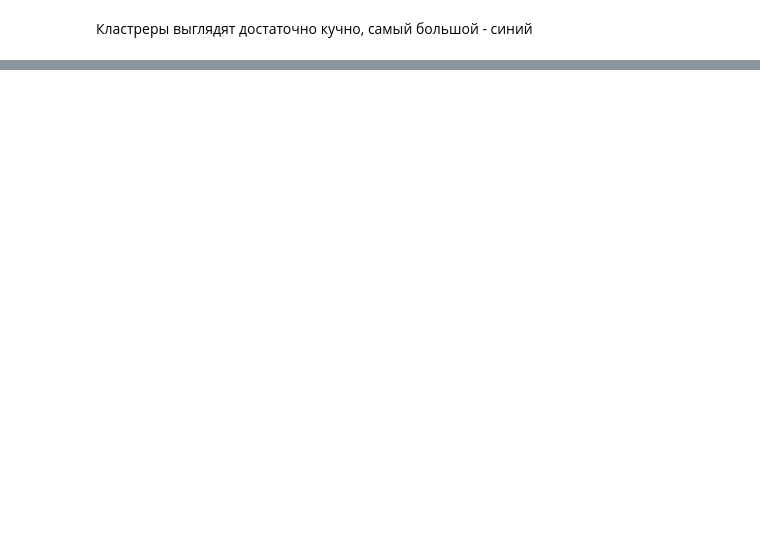
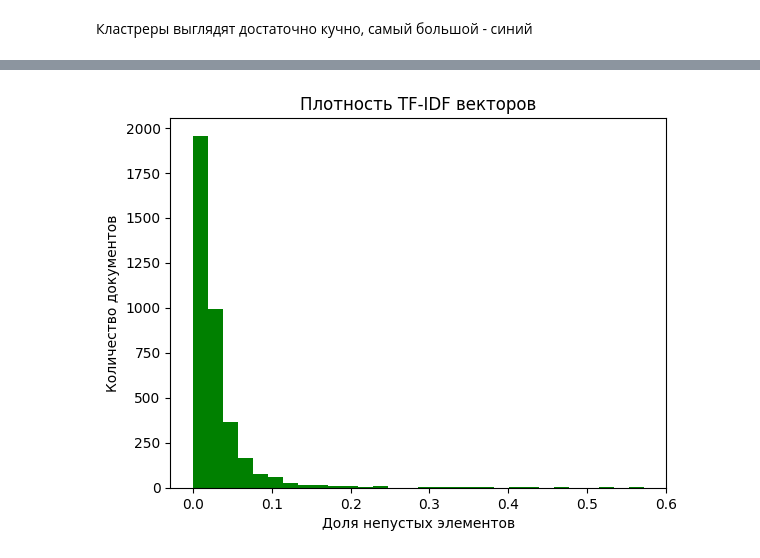
Before and after one commit to SnrPep/Mos, a Jupyter notebook: lab5.ipynb, the cells around one changed output, grey strips where cells are left out. Drawn from its saved outputs; the diff is of its cells as text; code cells hidden in the pictures; blank space fills up the shorter version.

```diff
--- a/lab5.ipynb
+++ b/lab5.ipynb
@@ -56,2 +49,7 @@ plt.show()
 # %% [markdown]
 Кластреры выглядят достаточно кучно, самый большой - синий
+# %%
+from sklearn.feature_extraction.text import TfidfVectorizer
+
+vectorizer = TfidfVectorizer(max_features=1000)
+X = vectorizer.fit_transform(texts_clean)
@@ -117,0 +152,11 @@ Accuracy: 0.9265748852732583
+# %%
+import numpy as np
+
+density = (X > 0).sum(axis=1) / X.shape[1]
+plt.hist(np.array(density).flatten(), bins=30, color='green')
+plt.title("Плотность TF-IDF векторов")
+plt.xlabel("Доля непустых элементов")
+plt.ylabel("Количество документов")
+plt.show()
+# %% [output]
+[figure, added]
```
Also changed, not shown: parts of 14 cells of this notebook.
